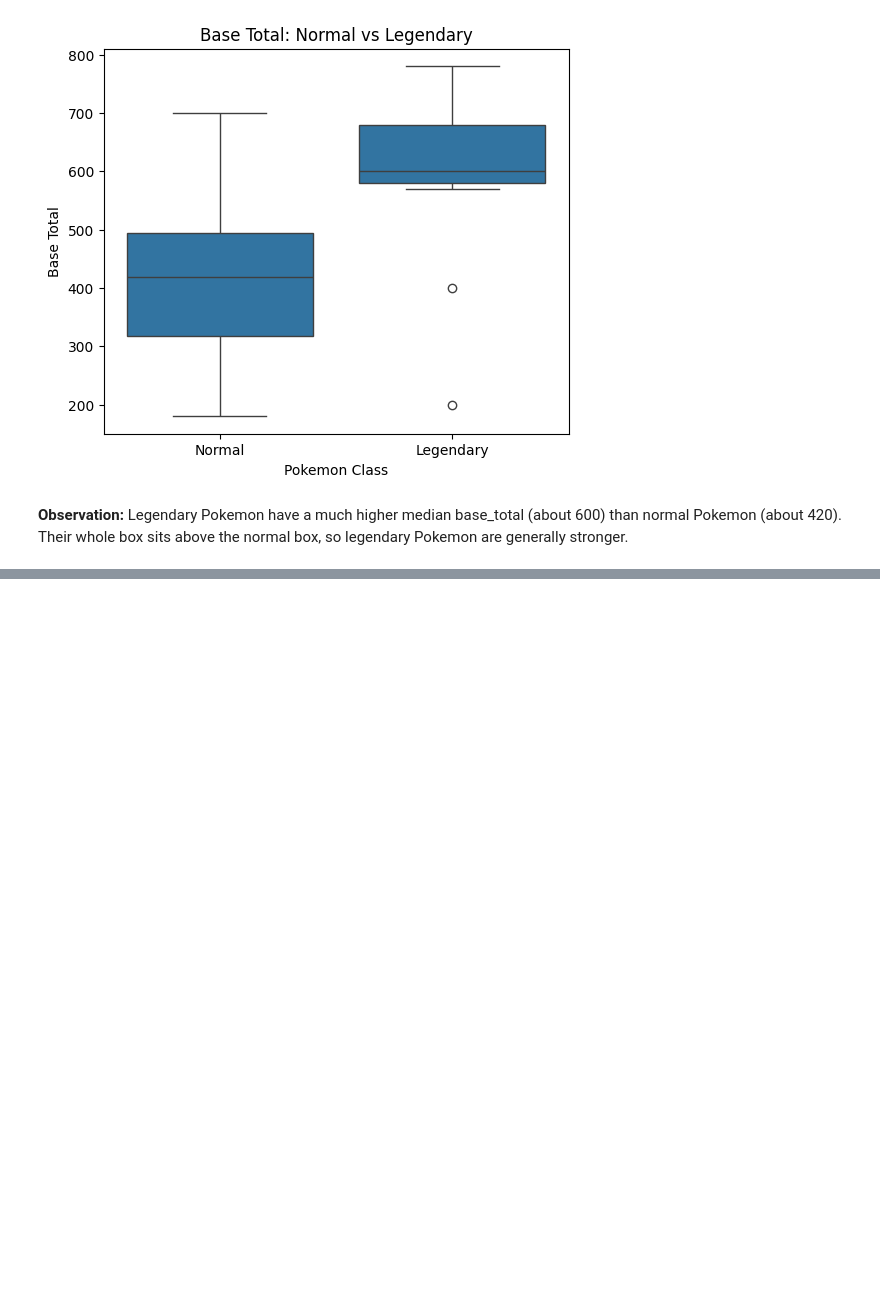
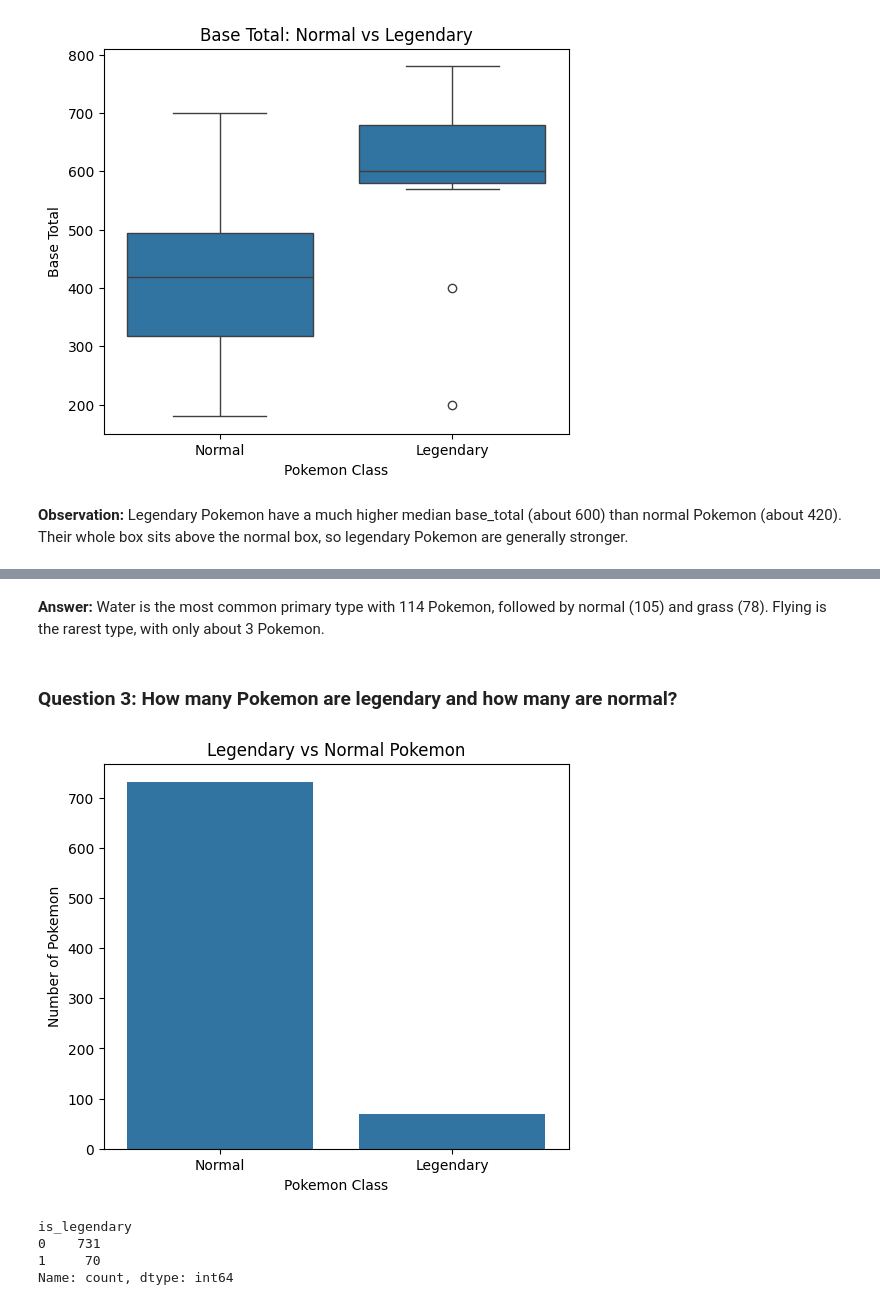
Before and after one commit to syeda-bisma05/pokemon-data-analysis, a Jupyter notebook: Pokemon_analysis.ipynb, the cells around one changed output, grey strips where cells are left out. Drawn from its saved outputs; the diff is of its cells as text; code cells hidden in the pictures; blank space fills up the shorter version.

```diff
--- a/Pokemon_analysis.ipynb
+++ b/Pokemon_analysis.ipynb
@@ -429,0 +477,26 @@ plt.show()
+# %% [markdown]
+
+
+**Answer:** Water is the most common primary type with 114 Pokemon, followed by normal (105) and grass (78). Flying is the rarest type, with only about 3 Pokemon.
+# %% [markdown]
+### Question 3: How many Pokemon are legendary and how many are normal?
+# %%
+# Legendary aur normal Pokemon ki ginti
+legend_counts = df["is_legendary"].value_counts()
+
+plt.figure(figsize=(6, 5))
+sns.countplot(data=df, x="is_legendary")
+plt.title("Legendary vs Normal Pokemon")
+plt.xlabel("Pokemon Class")
+plt.ylabel("Number of Pokemon")
+plt.xticks([0, 1], ["Normal", "Legendary"])
+plt.show()
+
+# Asli numbers print karo (answer mein likhne ke liye)
+print(legend_counts)
+# %% [output]
+[figure, added]
+is_legendary
+0    731
+1     70
+Name: count, dtype: int64
```
Also changed, not shown: parts of 23 cells of this notebook.
